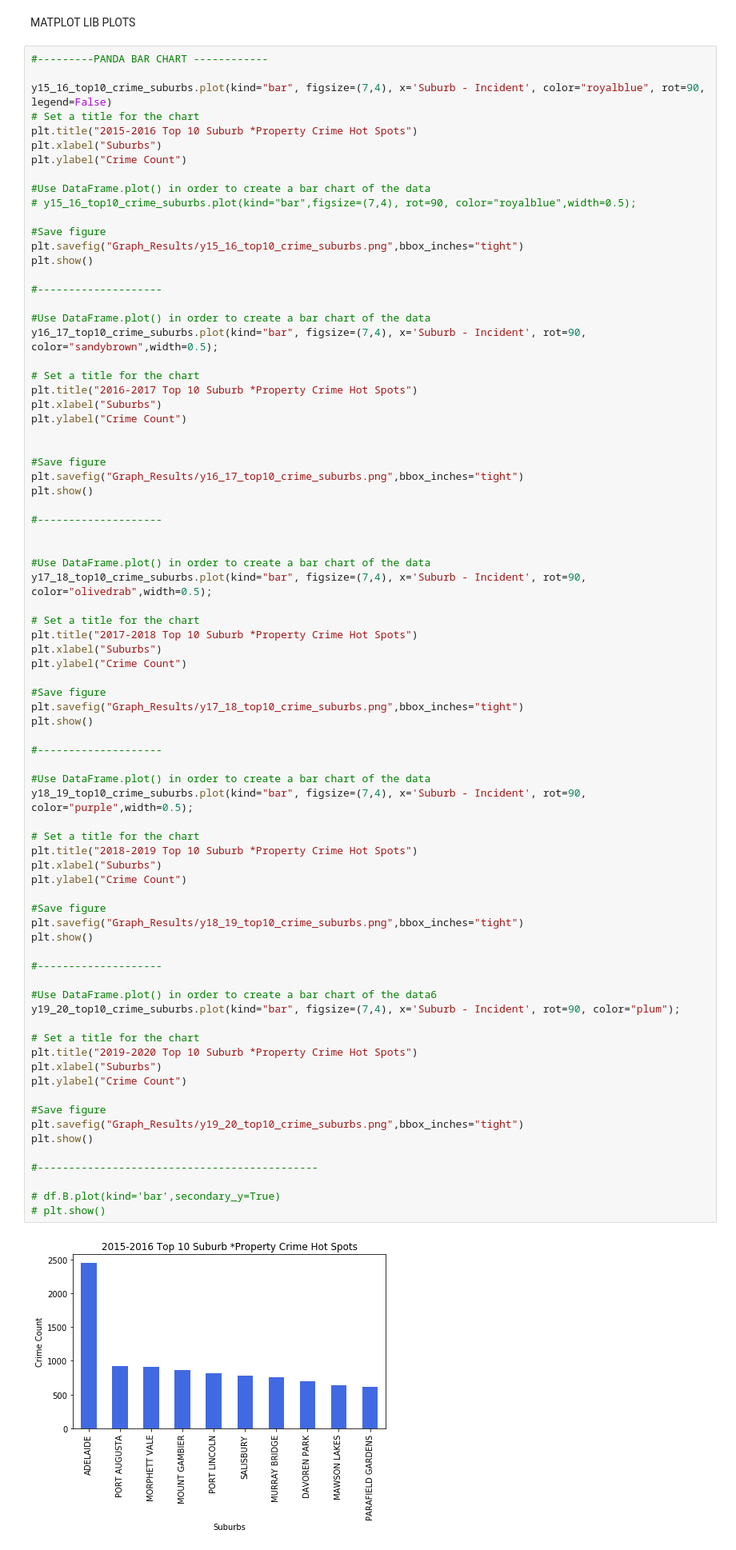
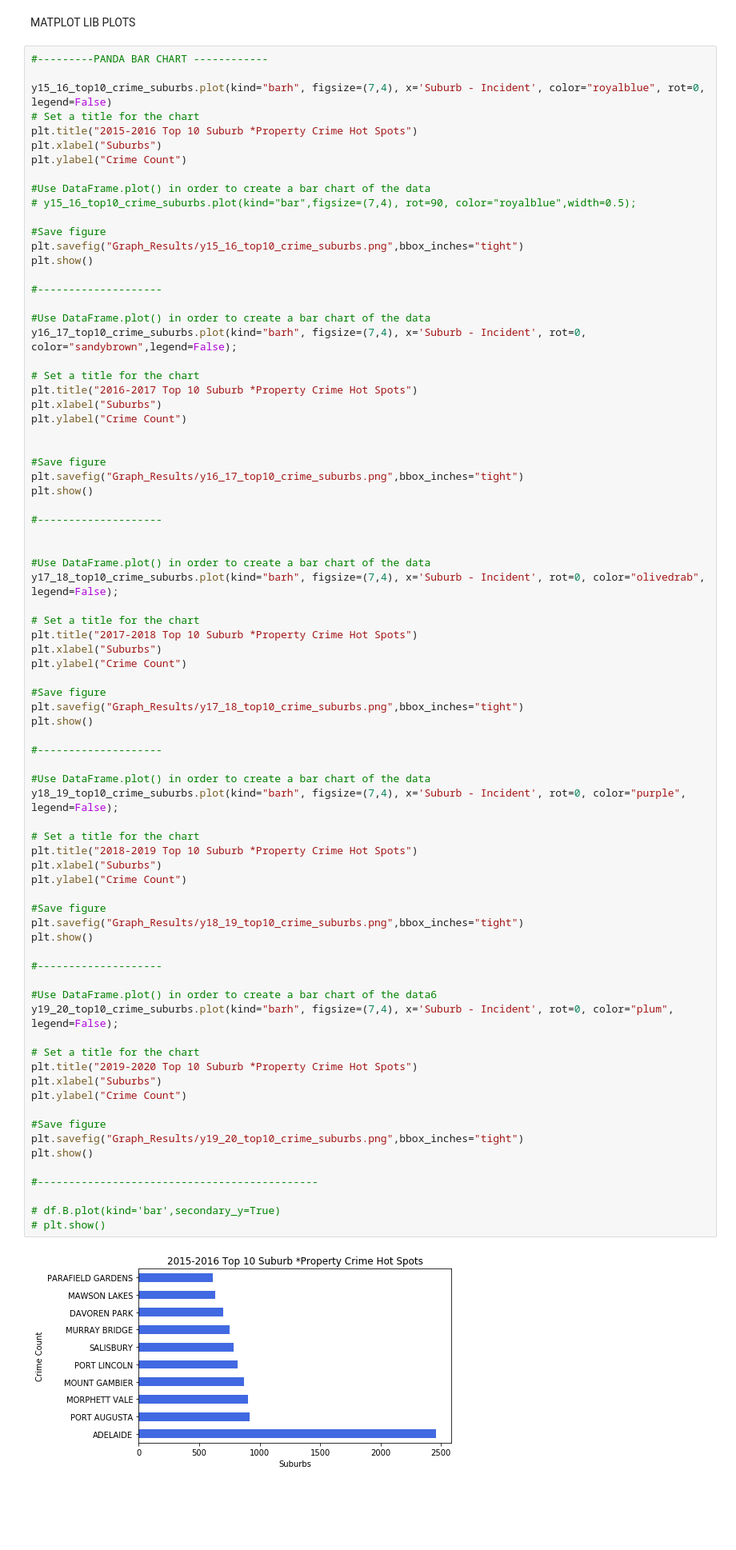
Before and after one commit to Sprettle/Chevrolet-Chilis, a Jupyter notebook: suburb_crime.ipynb, the cells around one changed output. Shown at 80% size. Cells and saved outputs as stored; diff of their text form; blank space fills up the shorter version.

Commit message:
fixed up bar graphs so bars are horizontal

```diff
--- a/suburb_crime.ipynb
+++ b/suburb_crime.ipynb
@@ -469,7 +469,7 @@ MATPLOT LIB PLOTS
 # %%
 #---------PANDA BAR CHART ------------
 
-y15_16_top10_crime_suburbs.plot(kind="bar", figsize=(7,4), x='Suburb - Incident', color="royalblue", rot=90, legend=False)
+y15_16_top10_crime_suburbs.plot(kind="barh", figsize=(7,4), x='Suburb - Incident', color="royalblue", rot=0, legend=False)
 # Set a title for the chart
 plt.title("2015-2016 Top 10 Suburb *Property Crime Hot Spots")
 plt.xlabel("Suburbs")
@@ -485,7 +485,7 @@ plt.show()
 #--------------------
 
 #Use DataFrame.plot() in order to create a bar chart of the data
-y16_17_top10_crime_suburbs.plot(kind="bar", figsize=(7,4), x='Suburb - Incident', rot=90, color="sandybrown",width=0.5);
+y16_17_top10_crime_suburbs.plot(kind="barh", figsize=(7,4), x='Suburb - Incident', rot=0, color="sandybrown",legend=False);
 
 # Set a title for the chart
 plt.title("2016-2017 Top 10 Suburb *Property Crime Hot Spots")
@@ -501,7 +501,7 @@ plt.show()
 
 
 #Use DataFrame.plot() in order to create a bar chart of the data
-y17_18_top10_crime_suburbs.plot(kind="bar", figsize=(7,4), x='Suburb - Incident', rot=90, color="olivedrab",width=0.5);
+y17_18_top10_crime_suburbs.plot(kind="barh", figsize=(7,4), x='Suburb - Incident', rot=0, color="olivedrab", legend=False);
 
 # Set a title for the chart
 plt.title("2017-2018 Top 10 Suburb *Property Crime Hot Spots")
@@ -515,34 +515,34 @@ plt.show()
 #--------------------
 
 #Use DataFrame.plot() in order to create a bar chart of the data
-y18_19_top10_crime_suburbs.plot(kind="bar", figsize=(7,4), x='Suburb - Incident', rot=90, color="purple",width=0.5);
+y18_19_top10_crime_suburbs.plot(kind="barh", figsize=(7,4), x='Suburb - Incident', rot=0, color="purple", legend=False);
 
 # Set a title for the chart
 plt.title("2018-2019 Top 10 Suburb *Property Crime Hot Spots")
 plt.xlabel("Suburbs")
 plt.ylabel("Crime Count")
 
 #Save figure
 plt.savefig("Graph_Results/y18_19_top10_crime_suburbs.png",bbox_inches="tight")
 plt.show()
 
 #--------------------
 
 #Use DataFrame.plot() in order to create a bar chart of the data6
-y19_20_top10_crime_suburbs.plot(kind="bar", figsize=(7,4), x='Suburb - Incident', rot=90, color="plum");
+y19_20_top10_crime_suburbs.plot(kind="barh", figsize=(7,4), x='Suburb - Incident', rot=0, color="plum", legend=False);
 
 # Set a title for the chart
 plt.title("2019-2020 Top 10 Suburb *Property Crime Hot Spots")
 plt.xlabel("Suburbs")
 plt.ylabel("Crime Count")
 
 #Save figure
 plt.savefig("Graph_Results/y19_20_top10_crime_suburbs.png",bbox_inches="tight")
 plt.show()
 
 #---------------------------------------------
 
 # df.B.plot(kind='bar',secondary_y=True)
 # plt.show()
 # %% [output]
-[figure, old version]
+[figure, new version]
```
Also changed, not shown: parts of 2 cells of this notebook, 5 other files.
